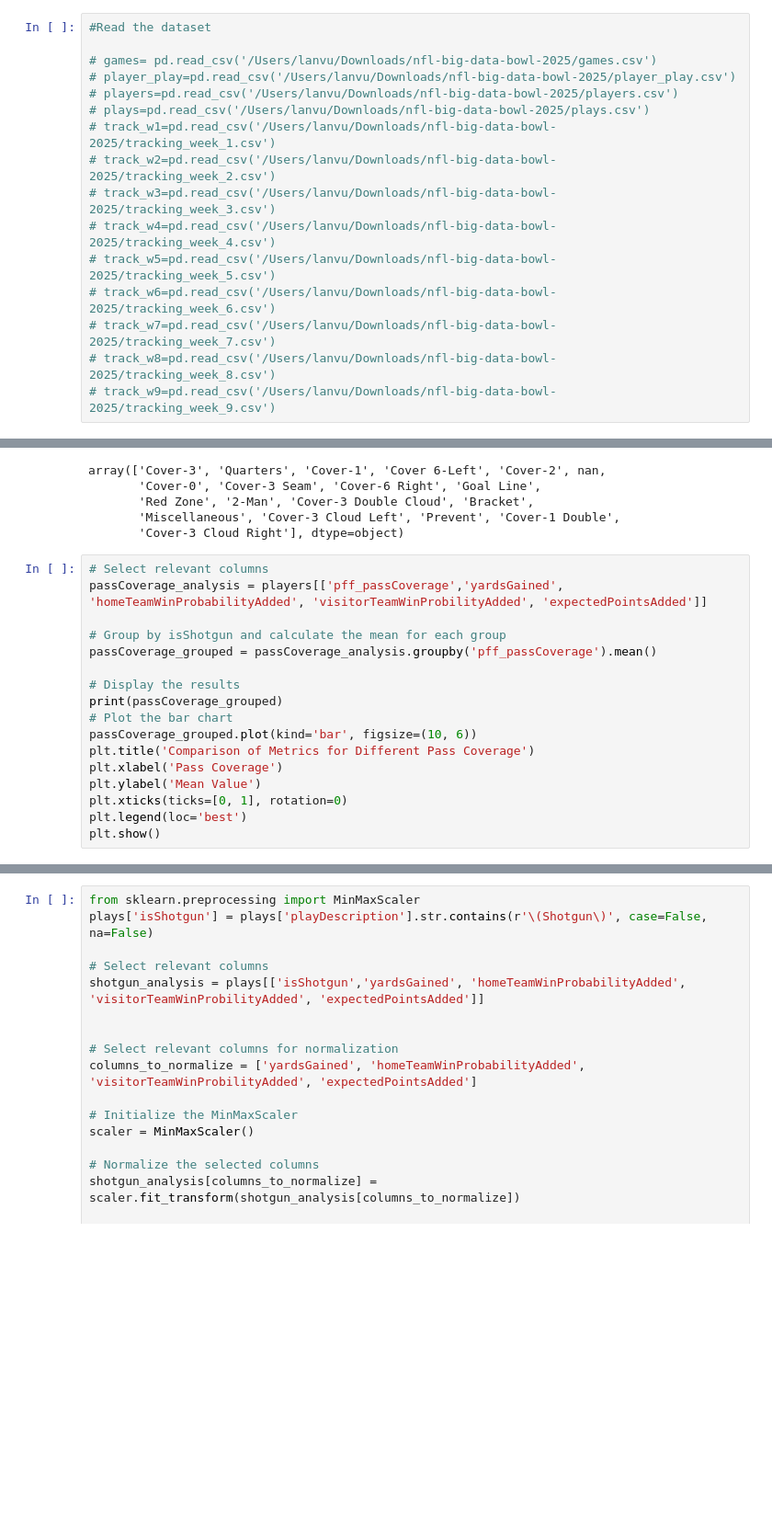
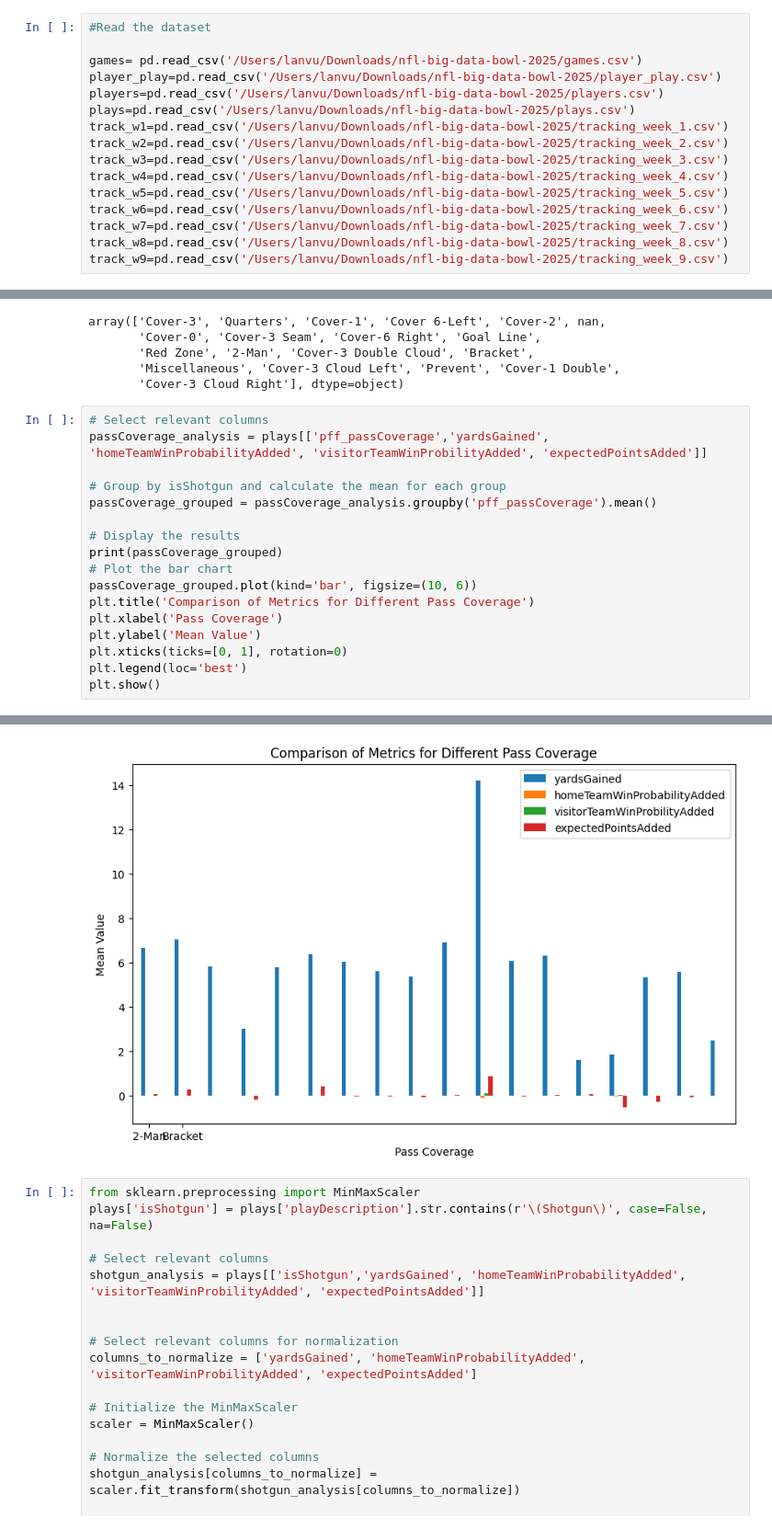
Before and after one commit to lanvu301/NFL-Big-Data-Bowl, a Jupyter notebook: script.ipynb, the cells around one changed output, grey strips where cells are left out. Shown: that part at 92% size. Drawn from its saved outputs; the diff is of its cells as text; blank space fills up the shorter version.

```diff
--- a/script.ipynb
+++ b/script.ipynb
@@ -4,19 +4,19 @@ import numpy as np
 # %%
 #Read the dataset
 
-# games= pd.read_csv('/Users/lanvu/Downloads/nfl-big-data-bowl-2025/games.csv')
-# player_play=pd.read_csv('/Users/lanvu/Downloads/nfl-big-data-bowl-2025/player_play.csv')
-# players=pd.read_csv('/Users/lanvu/Downloads/nfl-big-data-bowl-2025/players.csv')
-# plays=pd.read_csv('/Users/lanvu/Downloads/nfl-big-data-bowl-2025/plays.csv')
-# track_w1=pd.read_csv('/Users/lanvu/Downloads/nfl-big-data-bowl-2025/tracking_week_1.csv')
-# track_w2=pd.read_csv('/Users/lanvu/Downloads/nfl-big-data-bowl-2025/tracking_week_2.csv')
-# track_w3=pd.read_csv('/Users/lanvu/Downloads/nfl-big-data-bowl-2025/tracking_week_3.csv')
-# track_w4=pd.read_csv('/Users/lanvu/Downloads/nfl-big-data-bowl-2025/tracking_week_4.csv')
-# track_w5=pd.read_csv('/Users/lanvu/Downloads/nfl-big-data-bowl-2025/tracking_week_5.csv')
-# track_w6=pd.read_csv('/Users/lanvu/Downloads/nfl-big-data-bowl-2025/tracking_week_6.csv')
-# track_w7=pd.read_csv('/Users/lanvu/Downloads/nfl-big-data-bowl-2025/tracking_week_7.csv')
-# track_w8=pd.read_csv('/Users/lanvu/Downloads/nfl-big-data-bowl-2025/tracking_week_8.csv')
-# track_w9=pd.read_csv('/Users/lanvu/Downloads/nfl-big-data-bowl-2025/tracking_week_9.csv')
+games= pd.read_csv('/Users/lanvu/Downloads/nfl-big-data-bowl-2025/games.csv')
+player_play=pd.read_csv('/Users/lanvu/Downloads/nfl-big-data-bowl-2025/player_play.csv')
+players=pd.read_csv('/Users/lanvu/Downloads/nfl-big-data-bowl-2025/players.csv')
+plays=pd.read_csv('/Users/lanvu/Downloads/nfl-big-data-bowl-2025/plays.csv')
+track_w1=pd.read_csv('/Users/lanvu/Downloads/nfl-big-data-bowl-2025/tracking_week_1.csv')
+track_w2=pd.read_csv('/Users/lanvu/Downloads/nfl-big-data-bowl-2025/tracking_week_2.csv')
+track_w3=pd.read_csv('/Users/lanvu/Downloads/nfl-big-data-bowl-2025/tracking_week_3.csv')
+track_w4=pd.read_csv('/Users/lanvu/Downloads/nfl-big-data-bowl-2025/tracking_week_4.csv')
+track_w5=pd.read_csv('/Users/lanvu/Downloads/nfl-big-data-bowl-2025/tracking_week_5.csv')
+track_w6=pd.read_csv('/Users/lanvu/Downloads/nfl-big-data-bowl-2025/tracking_week_6.csv')
+track_w7=pd.read_csv('/Users/lanvu/Downloads/nfl-big-data-bowl-2025/tracking_week_7.csv')
+track_w8=pd.read_csv('/Users/lanvu/Downloads/nfl-big-data-bowl-2025/tracking_week_8.csv')
+track_w9=pd.read_csv('/Users/lanvu/Downloads/nfl-big-data-bowl-2025/tracking_week_9.csv')
 # %%
 #EDA
 import matplotlib.pyplot as plt
@@ -52,7 +52,7 @@ array(['Cover-3', 'Quarters', 'Cover-1', 'Cover 6-Left', 'Cover-2', nan,
        'Cover-3 Cloud Right'], dtype=object)
 # %%
 # Select relevant columns
-passCoverage_analysis = players[['pff_passCoverage','yardsGained', 'homeTeamWinProbabilityAdded', 'visitorTeamWinProbilityAdded', 'expectedPointsAdded']]
+passCoverage_analysis = plays[['pff_passCoverage','yardsGained', 'homeTeamWinProbabilityAdded', 'visitorTeamWinProbilityAdded', 'expectedPointsAdded']]
 
 # Group by isShotgun and calculate the mean for each group
 passCoverage_grouped = passCoverage_analysis.groupby('pff_passCoverage').mean()
@@ -67,3 +67,4 @@ plt.ylabel('Mean Value')
 plt.xticks(ticks=[0, 1], rotation=0)
 plt.legend(loc='best')
 plt.show()
+# %% [output]
@@ -70,3 +88,4 @@ plt.show()
+[figure, added]
 # %%
 from sklearn.preprocessing import MinMaxScaler
 plays['isShotgun'] = plays['playDescription'].str.contains(r'\(Shotgun\)', case=False, na=False)
```
Also changed, not shown: parts of 2 cells of this notebook.
